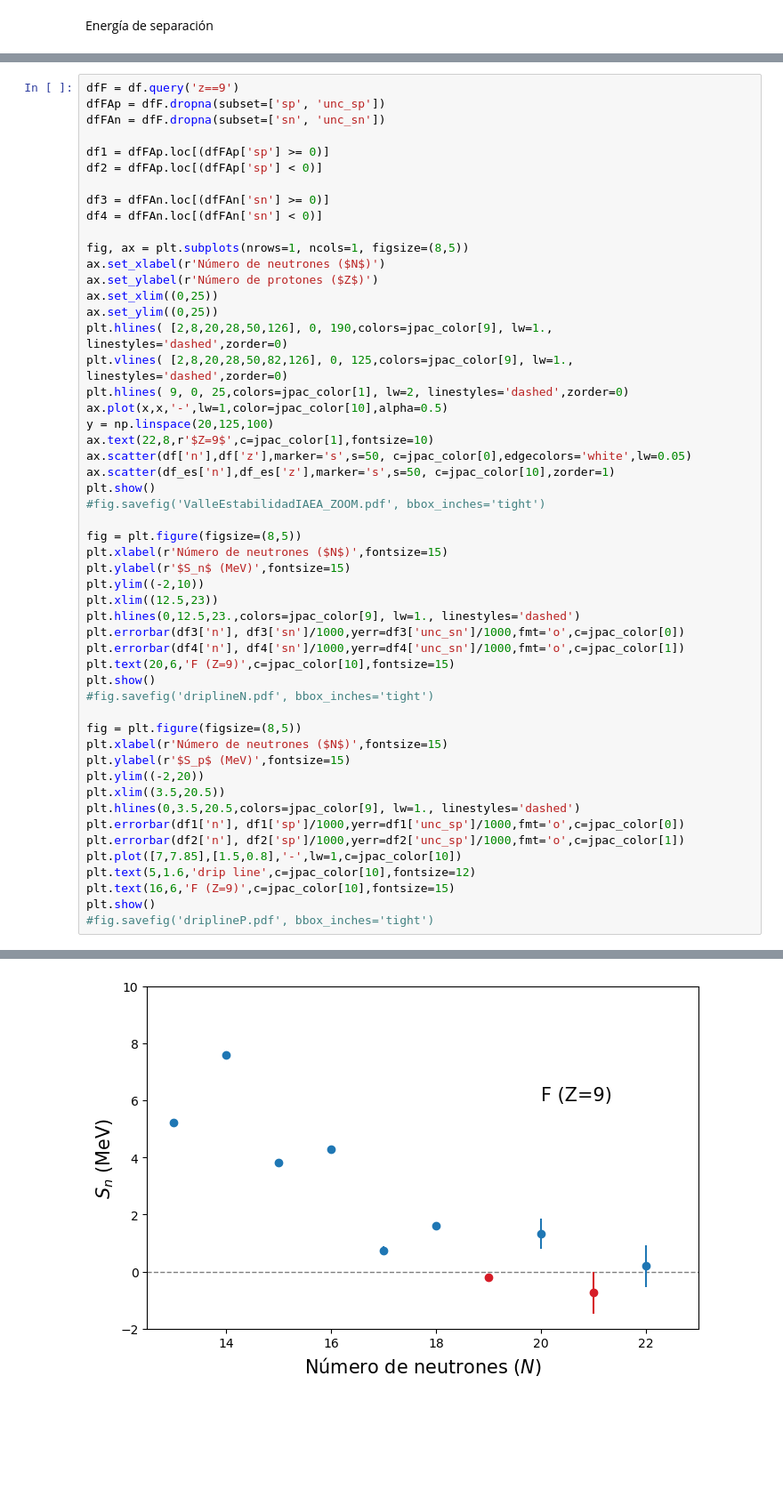
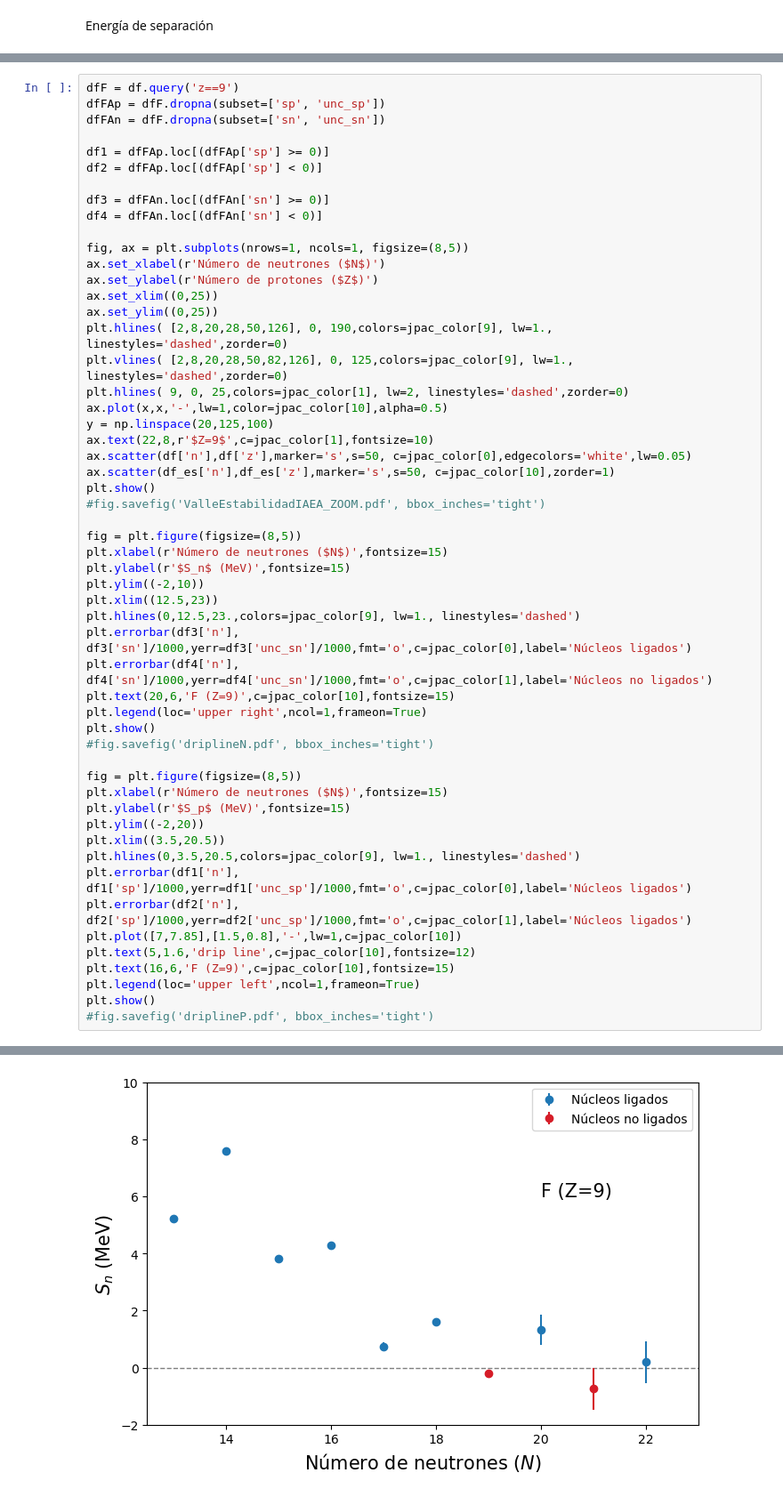
Before and after one commit to cefera/FNyP, a Jupyter notebook: Notebooks/Tema1.ipynb, the cells around one changed output, grey strips where cells are left out. Shown: that part at 89% size. Cells and saved outputs as stored; diff of their text form; blank space fills up the shorter version.

```diff
--- a/Notebooks/Tema1.ipynb
+++ b/Notebooks/Tema1.ipynb
@@ -333,35 +336,37 @@ ax.plot(x,x,'-',lw=1,color=jpac_color[10],alpha=0.5)
 y = np.linspace(20,125,100)
 ax.text(22,8,r'$Z=9$',c=jpac_color[1],fontsize=10)
 ax.scatter(df['n'],df['z'],marker='s',s=50, c=jpac_color[0],edgecolors='white',lw=0.05)
 ax.scatter(df_es['n'],df_es['z'],marker='s',s=50, c=jpac_color[10],zorder=1)
 plt.show()
 #fig.savefig('ValleEstabilidadIAEA_ZOOM.pdf', bbox_inches='tight')
 
 fig = plt.figure(figsize=(8,5))
 plt.xlabel(r'Número de neutrones ($N$)',fontsize=15)
 plt.ylabel(r'$S_n$ (MeV)',fontsize=15)
 plt.ylim((-2,10))
 plt.xlim((12.5,23))
 plt.hlines(0,12.5,23.,colors=jpac_color[9], lw=1., linestyles='dashed')
-plt.errorbar(df3['n'], df3['sn']/1000,yerr=df3['unc_sn']/1000,fmt='o',c=jpac_color[0])
-plt.errorbar(df4['n'], df4['sn']/1000,yerr=df4['unc_sn']/1000,fmt='o',c=jpac_color[1])
+plt.errorbar(df3['n'], df3['sn']/1000,yerr=df3['unc_sn']/1000,fmt='o',c=jpac_color[0],label='Núcleos ligados')
+plt.errorbar(df4['n'], df4['sn']/1000,yerr=df4['unc_sn']/1000,fmt='o',c=jpac_color[1],label='Núcleos no ligados')
 plt.text(20,6,'F (Z=9)',c=jpac_color[10],fontsize=15)
+plt.legend(loc='upper right',ncol=1,frameon=True)
 plt.show()
 #fig.savefig('driplineN.pdf', bbox_inches='tight')
 
 fig = plt.figure(figsize=(8,5))
 plt.xlabel(r'Número de neutrones ($N$)',fontsize=15)
 plt.ylabel(r'$S_p$ (MeV)',fontsize=15)
 plt.ylim((-2,20))
 plt.xlim((3.5,20.5))
 plt.hlines(0,3.5,20.5,colors=jpac_color[9], lw=1., linestyles='dashed')
-plt.errorbar(df1['n'], df1['sp']/1000,yerr=df1['unc_sp']/1000,fmt='o',c=jpac_color[0])
-plt.errorbar(df2['n'], df2['sp']/1000,yerr=df2['unc_sp']/1000,fmt='o',c=jpac_color[1])
+plt.errorbar(df1['n'], df1['sp']/1000,yerr=df1['unc_sp']/1000,fmt='o',c=jpac_color[0],label='Núcleos ligados')
+plt.errorbar(df2['n'], df2['sp']/1000,yerr=df2['unc_sp']/1000,fmt='o',c=jpac_color[1],label='Núcleos ligados')
 plt.plot([7,7.85],[1.5,0.8],'-',lw=1,c=jpac_color[10])
 plt.text(5,1.6,'drip line',c=jpac_color[10],fontsize=12)
 plt.text(16,6,'F (Z=9)',c=jpac_color[10],fontsize=15)
+plt.legend(loc='upper left',ncol=1,frameon=True)
 plt.show()
 #fig.savefig('driplineP.pdf', bbox_inches='tight')
 # %% [output]
 [figure]
-[figure, old version]
+[figure, new version]
```
Also changed, not shown: parts of 7 cells of this notebook, 1 other file.
